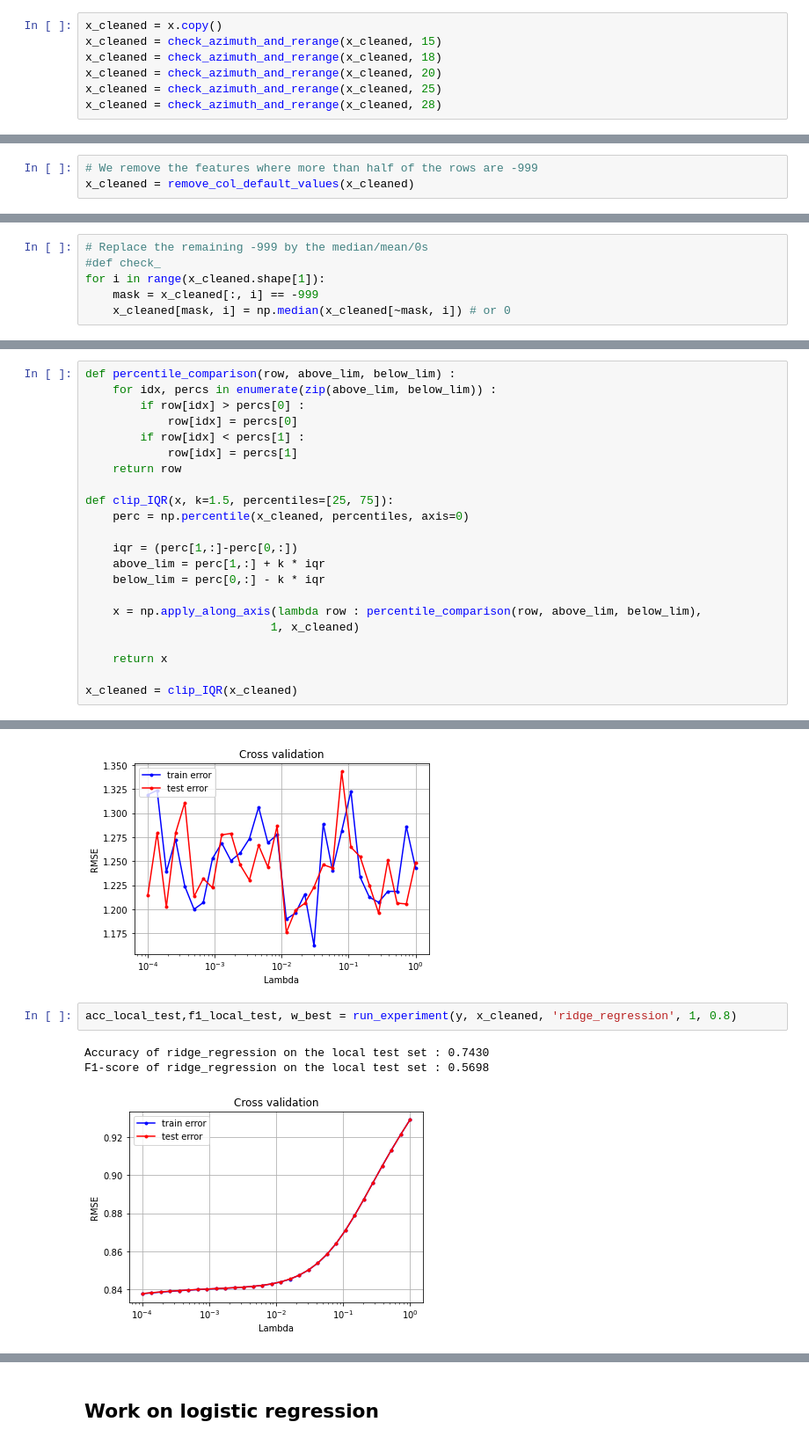
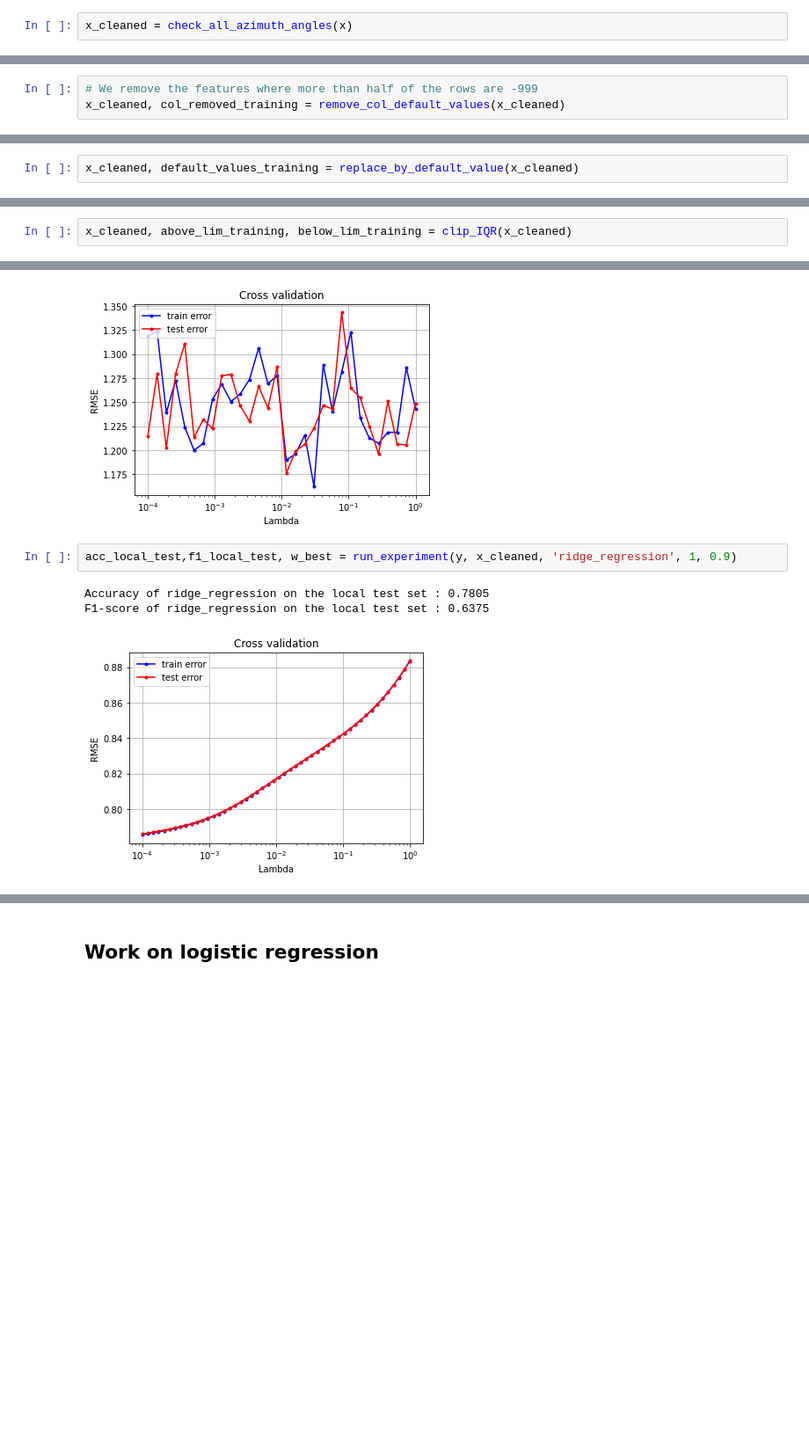
Before and after one commit to CS-433/ml-project-1-teamphilippe, a Jupyter notebook: project1_logistic_regression.ipynb, the cells around one changed output, grey strips where cells are left out. Shown: that part at 88% size. Drawn from its saved outputs; the diff is of its cells as text; blank space fills up the shorter version.

```diff
--- a/project1_logistic_regression.ipynb
+++ b/project1_logistic_regression.ipynb
@@ -62,12 +59,7 @@ x.shape
 # %% [output]
 (250000, 30)
 # %%
-x_cleaned = x.copy()
-x_cleaned = check_azimuth_and_rerange(x_cleaned, 15)
-x_cleaned = check_azimuth_and_rerange(x_cleaned, 18)
-x_cleaned = check_azimuth_and_rerange(x_cleaned, 20)
-x_cleaned = check_azimuth_and_rerange(x_cleaned, 25)
-x_cleaned = check_azimuth_and_rerange(x_cleaned, 28)
+x_cleaned = check_all_azimuth_angles(x)
 # %% [output]
 Number of values outside [-pi;pi[ (col 15): 9
 Number of values outside [-pi;pi[ (col 18): 11
@@ -87,7 +79,7 @@ array([ 38114,      0,      0,      0, 177457, 177457, 177457,      0,
 We can see that some of the features have a very high number of undefined values (-999). We could replace this undefined values by e.g. 0 or the mean of the remaining values but this would result in columns having its majority of entries (e.g. 177'000 / 250'000 $\approx$ 0.7) at the same value. This would imply that there is not a lot of variance in the feature and therefore this does not give much information about the label we want to predict. So we decided to drop the features where more than half of the rows are at -999.
 # %%
 # We remove the features where more than half of the rows are -999
-x_cleaned = remove_col_default_values(x_cleaned)
+x_cleaned, col_removed_training = remove_col_default_values(x_cleaned)
 # %% [markdown]
 We also looked if some rows were having more than half of its features set to a default value (i.e. -999). In this case, there were no such rows.
 # %%
@@ -97,11 +89,7 @@ Number of rows : 0
 # %% [markdown]
 For the remaining default values, we decided to set them to -999. We did this instead of e.g. replacing them by the mean or median of the remaining values because we noted that the models actually performed better.
 # %%
-# Replace the remaining -999 by the median/mean/0s
-#def check_
-for i in range(x_cleaned.shape[1]):
-    mask = x_cleaned[:, i] == -999
-    x_cleaned[mask, i] = np.median(x_cleaned[~mask, i]) # or 0
+x_cleaned, default_values_training = replace_by_default_value(x_cleaned)
 # %%
 plot_histogram(x_cleaned, 23)
 # %% [output]
@@ -117,27 +105,7 @@ We can observe that in some features there still seems to be some outliers (e.g.
 
 We will deal with them using a method based on the Inter Quartile Range (IQR).
 # %%
-def percentile_comparison(row, above_lim, below_lim) :
-    for idx, percs in enumerate(zip(above_lim, below_lim)) :
-        if row[idx] > percs[0] :
-            row[idx] = percs[0]
-        if row[idx] < percs[1] :
-            row[idx] = percs[1]
-    return row
-
-def clip_IQR(x, k=1.5, percentiles=[25, 75]):
-    perc = np.percentile(x_cleaned, percentiles, axis=0)
-
-    iqr = (perc[1,:]-perc[0,:])
-    above_lim = perc[1,:] + k * iqr
-    below_lim = perc[0,:] - k * iqr
-
-    x = np.apply_along_axis(lambda row : percentile_comparison(row, above_lim, below_lim),
-                           1, x_cleaned)
-
-    return x
-
-x_cleaned = clip_IQR(x_cleaned)
+x_cleaned, above_lim_training, below_lim_training = clip_IQR(x_cleaned)
 # %%
 acc_local_test, f1_local_test, w_best = run_experiment(y, x_cleaned, 'reg_logistic_regression', 1, 0.8)
 # %% [output]
@@ -145,8 +113,8 @@ Accuracy of reg_logistic_regression on the local test set : 0.6669
 F1-score of reg_logistic_regression on the local test set : 0.1240
 [figure]
 # %%
-acc_local_test,f1_local_test, w_best = run_experiment(y, x_cleaned, 'ridge_regression', 1, 0.8)
+acc_local_test,f1_local_test, w_best = run_experiment(y, x_cleaned, 'ridge_regression', 1, 0.9)
 # %% [output]
-Accuracy of ridge_regression on the local test set : 0.7430
-F1-score of ridge_regression on the local test set : 0.5698
+Accuracy of ridge_regression on the local test set : 0.7805
+F1-score of ridge_regression on the local test set : 0.6375
-[figure, old version]
+[figure, new version]
```
Also changed, not shown: parts of 4 cells of this notebook, 4 other files.
